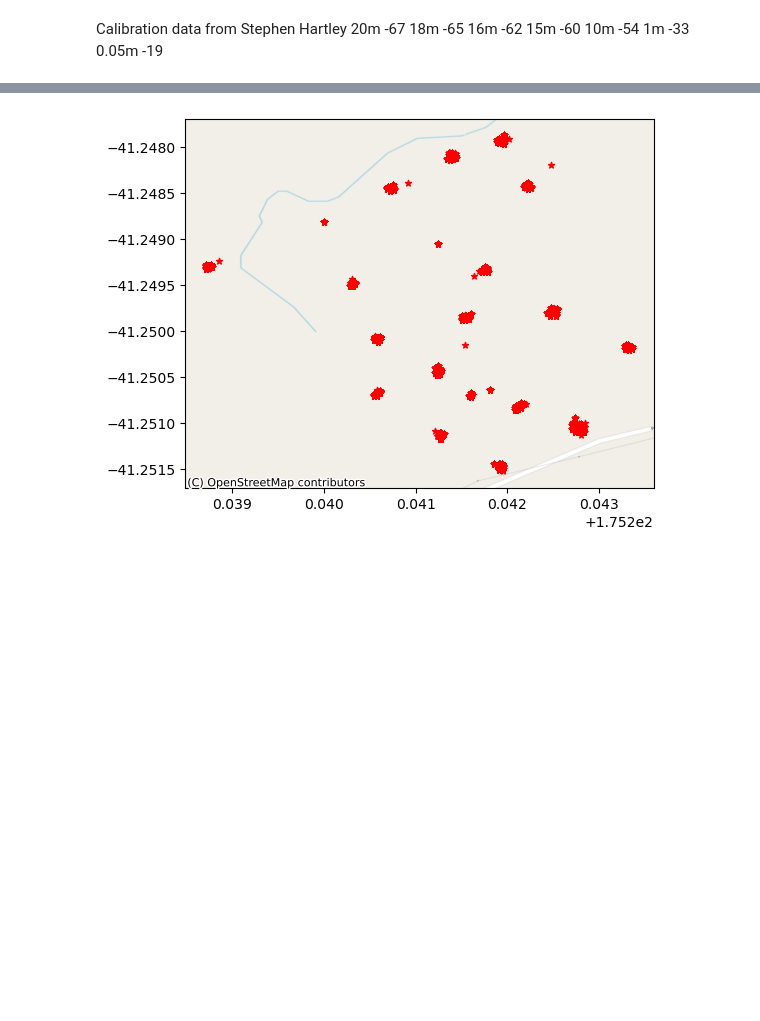
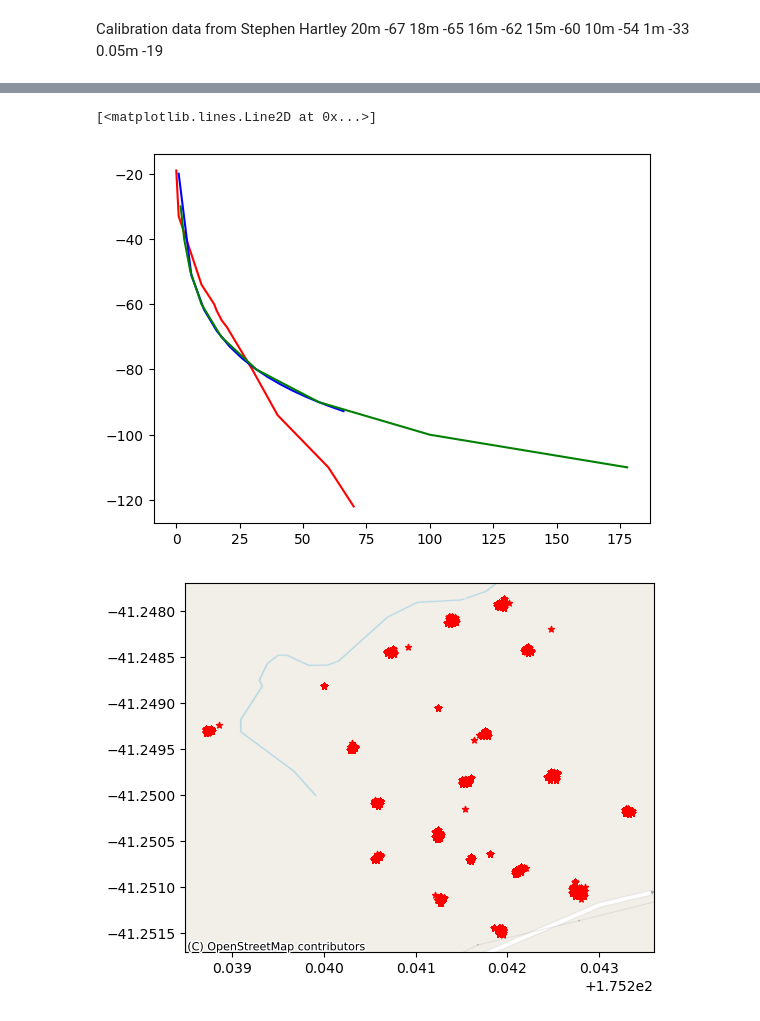
Before and after one commit to smarsland/CTTData, a Jupyter notebook: readCTTdata.ipynb, the cells around one changed output, grey strips where cells are left out. Cells and saved outputs as stored; diff of their text form; code cells hidden in the pictures; blank space fills up the shorter version.

```diff
--- a/readCTTdata.ipynb
+++ b/readCTTdata.ipynb
@@ -352,3 +353,12 @@ pl.plot((-dists[:,1]-40)*0.8,dists[:,1]);
+# %%
+pl.plot(dists[:,0],dists[:,1],'r')
+x = np.arange(1,70,5)
+pl.plot(x,-20-10*4*np.log10(x),'b')
+y = np.arange(-110,-20,10)
+pl.plot(10**((-20-y)/(10*4)),y,'g')
+# %% [output]
+[<matplotlib.lines.Line2D at 0x...>]
+[figure, added]
 # %%
 # Then directional yagis
 # %%
```
Also changed, not shown: parts of 1 cell of this notebook, 1 other file.
